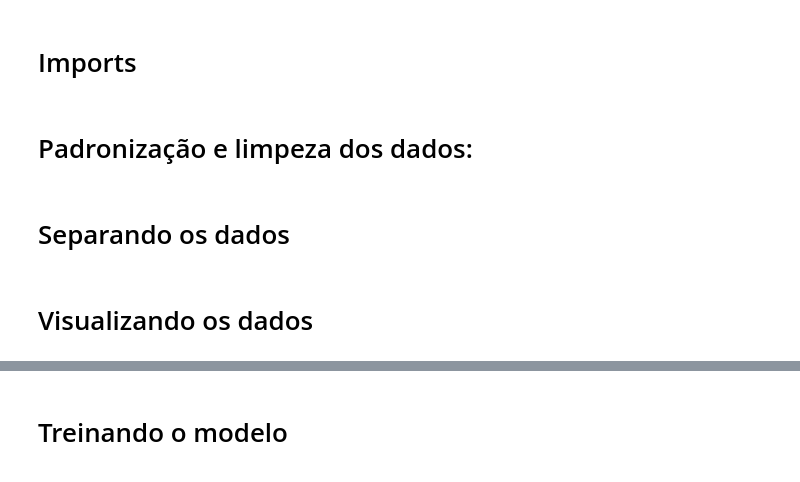
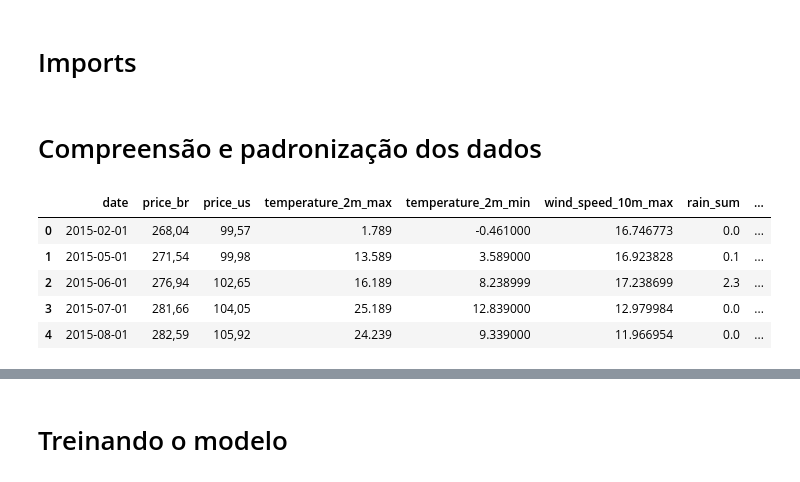
Before and after one commit to 0verthrive/MLE-Posgraduate-projects, a Jupyter notebook: tech_challenge3/project/model/predict_model.ipynb, the cells around one changed output, grey strips where cells are left out. Saved outputs shown, nothing was run; the diff lists cells and outputs as text; code cells hidden in the pictures.

```diff
--- a/tech_challenge3/project/model/predict_model.ipynb
+++ b/tech_challenge3/project/model/predict_model.ipynb
@@ -3,6 +14,23 @@
 # %% [markdown]
-# Padronização e limpeza dos dados:
+# Compreensão e padronização dos dados
-# %% [markdown]
-# Separando os dados
-# %% [markdown]
-# Visualizando os dados
+# %%
+from dotenv import load_dotenv
+import os
+
+load_dotenv()
+path_training = os.getenv('TRAINING_DATA_PATH')
+
+def get_file():
+    return [f for f in os.listdir(path_training) if '.csv' in f.lower()][0]
+
+csv_file = f'{path_training}/{get_file()}'
+
+df = pd.read_csv(csv_file, delimiter=';')
+df.head(5)
+# %% [output]
+|  | date | price_br | price_us | temperature_2m_max | temperature_2m_min | wind_speed_10m_max | rain_sum | ... |
+| 0 | 2015-02-01 | 268,04 | 99,57 | 1.789 | -0.461000 | 16.746773 | 0.0 | ... |
+| 1 | 2015-05-01 | 271,54 | 99,98 | 13.589 | 3.589000 | 16.923828 | 0.1 | ... |
+| 2 | 2015-06-01 | 276,94 | 102,65 | 16.189 | 8.238999 | 17.238699 | 2.3 | ... |
+| 3 | 2015-07-01 | 281,66 | 104,05 | 25.189 | 12.839000 | 12.979984 | 0.0 | ... |
+| 4 | 2015-08-01 | 282,59 | 105,92 | 24.239 | 9.339000 | 11.966954 | 0.0 | ... |
```
Also changed, not shown: parts of 15 cells of this notebook, 17 other files.
